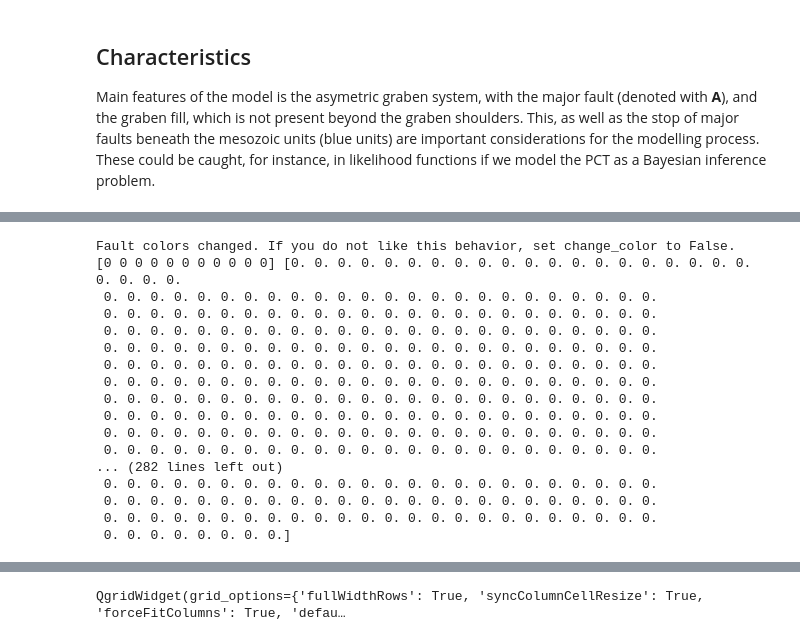
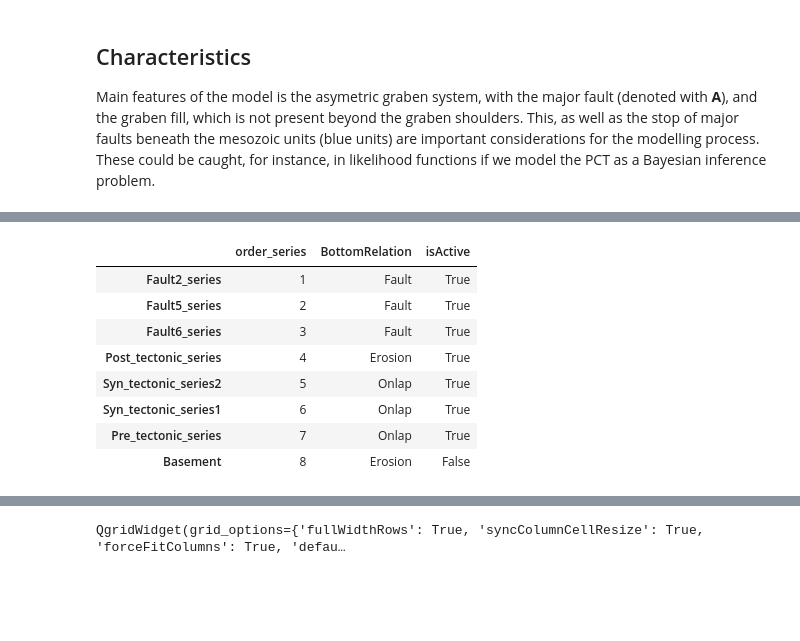
Before and after one commit to Japhiolite/PCT-modelling, a Jupyter notebook: notebooks/GemPy_PCT_new_plotting.ipynb, the cells around one changed output, grey strips where cells are left out. Saved outputs shown, nothing was run; the diff lists cells and outputs as text; code cells hidden in the pictures; blank space fills up the shorter version.

```diff
--- a/notebooks/GemPy_PCT_new_plotting.ipynb
+++ b/notebooks/GemPy_PCT_new_plotting.ipynb
@@ -169,28 +133,24 @@ geo_model.surfaces
 # %%
 # Set Faults
-geo_model.set_is_fault(['Fault1_series','Fault7_series','Fault6_series',
-                        'Fault2_series', 'Fault5_series', 'Fault3_series', 'Fault4_series']);
+geo_model.set_is_fault(['Fault2_series', 'Fault5_series', 'Fault6_series'],
+                      change_color=False);
 #geo_model.set_is_finite_fault(series_fault=['Fault1_series', 'Fault7_series', 'Fault6_series',
 #                                            'Fault5_series', 'Fault3_series', 'Fault4_series'],
 #                              toggle=True)
-# %% [output]
-Fault colors changed. If you do not like this behavior, set change_color to False.
-[0 0 0 0 0 0 0 0 0 0 0] [0. 0. 0. 0. 0. 0. 0. 0. 0. 0. 0. 0. 0. 0. 0. 0. 0. 0. 0. 0. 0. 0. 0. 0.
- 0. 0. 0. 0. 0. 0. 0. 0. 0. 0. 0. 0. 0. 0. 0. 0. 0. 0. 0. 0. 0. 0. 0. 0.
- 0. 0. 0. 0. 0. 0. 0. 0. 0. 0. 0. 0. 0. 0. 0. 0. 0. 0. 0. 0. 0. 0. 0. 0.
- 0. 0. 0. 0. 0. 0. 0. 0. 0. 0. 0. 0. 0. 0. 0. 0. 0. 0. 0. 0. 0. 0. 0. 0.
- 0. 0. 0. 0. 0. 0. 0. 0. 0. 0. 0. 0. 0. 0. 0. 0. 0. 0. 0. 0. 0. 0. 0. 0.
- 0. 0. 0. 0. 0. 0. 0. 0. 0. 0. 0. 0. 0. 0. 0. 0. 0. 0. 0. 0. 0. 0. 0. 0.
- 0. 0. 0. 0. 0. 0. 0. 0. 0. 0. 0. 0. 0. 0. 0. 0. 0. 0. 0. 0. 0. 0. 0. 0.
- 0. 0. 0. 0. 0. 0. 0. 0. 0. 0. 0. 0. 0. 0. 0. 0. 0. 0. 0. 0. 0. 0. 0. 0.
- 0. 0. 0. 0. 0. 0. 0. 0. 0. 0. 0. 0. 0. 0. 0. 0. 0. 0. 0. 0. 0. 0. 0. 0.
- 0. 0. 0. 0. 0. 0. 0. 0. 0. 0. 0. 0. 0. 0. 0. 0. 0. 0. 0. 0. 0. 0. 0. 0.
- 0. 0. 0. 0. 0. 0. 0. 0. 0. 0. 0. 0. 0. 0. 0. 0. 0. 0. 0. 0. 0. 0. 0. 0.
-... (282 lines left out)
- 0. 0. 0. 0. 0. 0. 0. 0. 0. 0. 0. 0. 0. 0. 0. 0. 0. 0. 0. 0. 0. 0. 0. 0.
- 0. 0. 0. 0. 0. 0. 0. 0. 0. 0. 0. 0. 0. 0. 0. 0. 0. 0. 0. 0. 0. 0. 0. 0.
- 0. 0. 0. 0. 0. 0. 0. 0. 0. 0. 0. 0. 0. 0. 0. 0. 0. 0. 0. 0. 0. 0. 0. 0.
- 0. 0. 0. 0. 0. 0. 0. 0.]
+# %%
+geo_model.set_bottom_relation(series=['Pre_tectonic_series',
+                                     'Syn_tectonic_series1',
+                                     'Syn_tectonic_series2'], bottom_relation='Onlap')
+# %% [output]
+|  | order_series | BottomRelation | isActive |
+| Fault2_series | 1 | Fault | True |
+| Fault5_series | 2 | Fault | True |
+| Fault6_series | 3 | Fault | True |
+| Post_tectonic_series | 4 | Erosion | True |
+| Syn_tectonic_series2 | 5 | Onlap | True |
+| Syn_tectonic_series1 | 6 | Onlap | True |
+| Pre_tectonic_series | 7 | Onlap | True |
+| Basement | 8 | Erosion | False |
 # %%
 # table of fault relations
 geo_model.faults.faults_relations_df
```
Also changed, not shown: parts of 17 cells of this notebook, 2 other files.
